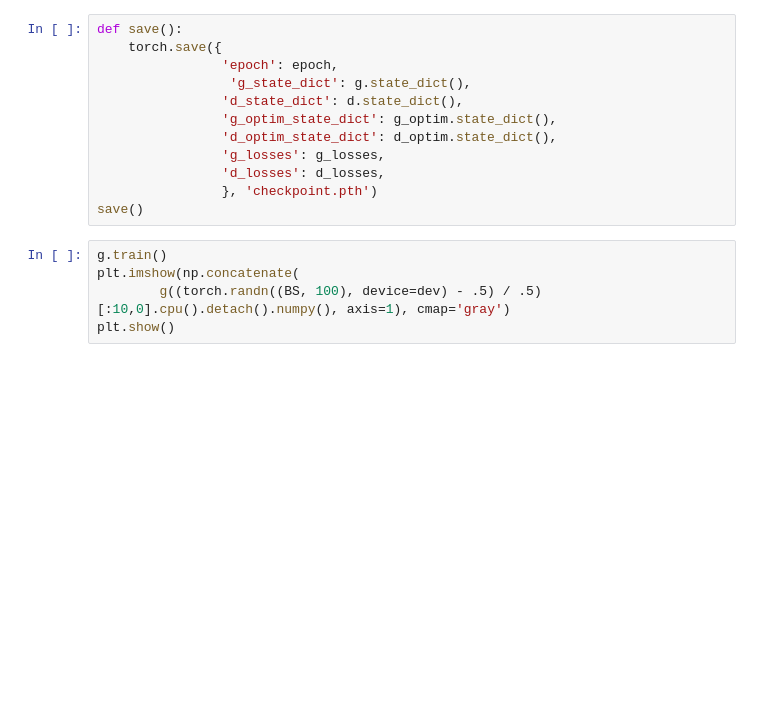
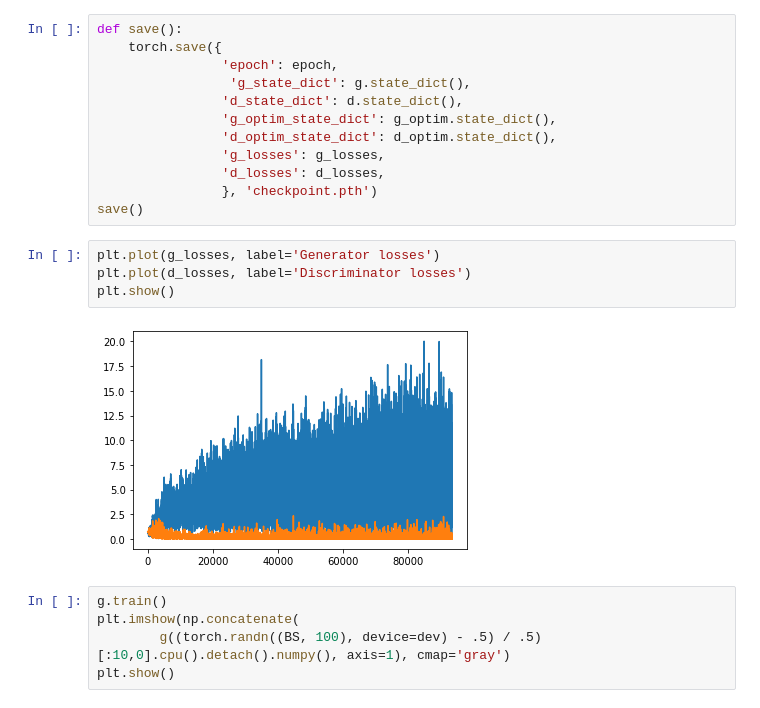
Before and after one commit to hipniusF/ml-problems, a Jupyter notebook: mnist-dcgan.ipynb, the cells around one changed output. Drawn from its saved outputs; the diff is of its cells as text; blank space fills up the shorter version.

Commit message:
add losses plot minst-dcgan

```diff
--- a/mnist-dcgan.ipynb
+++ b/mnist-dcgan.ipynb
@@ -187,6 +182,12 @@ def save():
                 'd_losses': d_losses,
                 }, 'checkpoint.pth')
 save()
+# %%
+plt.plot(g_losses, label='Generator losses')
+plt.plot(d_losses, label='Discriminator losses')
+plt.show()
+# %% [output]
+[figure, added]
 # %%
 g.train()
 plt.imshow(np.concatenate(
```
Also changed, not shown: parts of 1 cell of this notebook.
